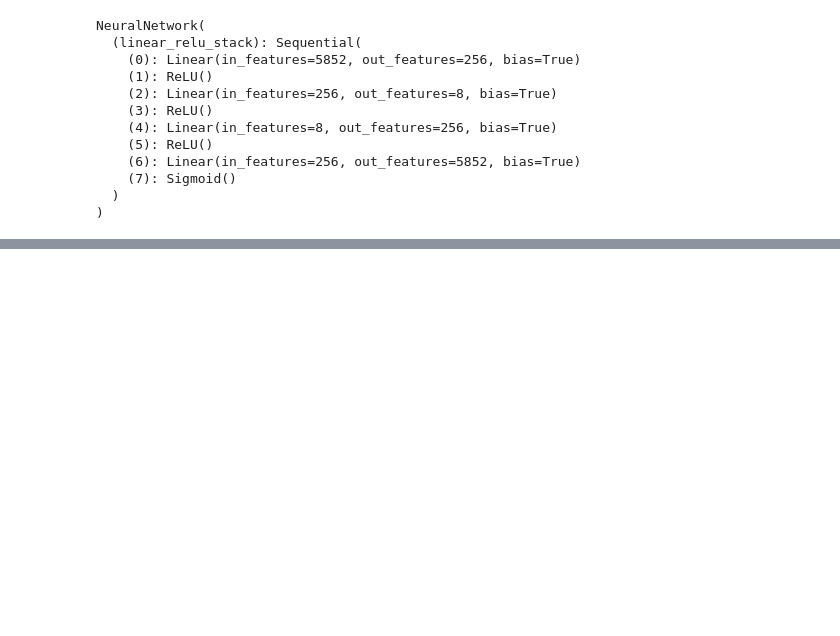
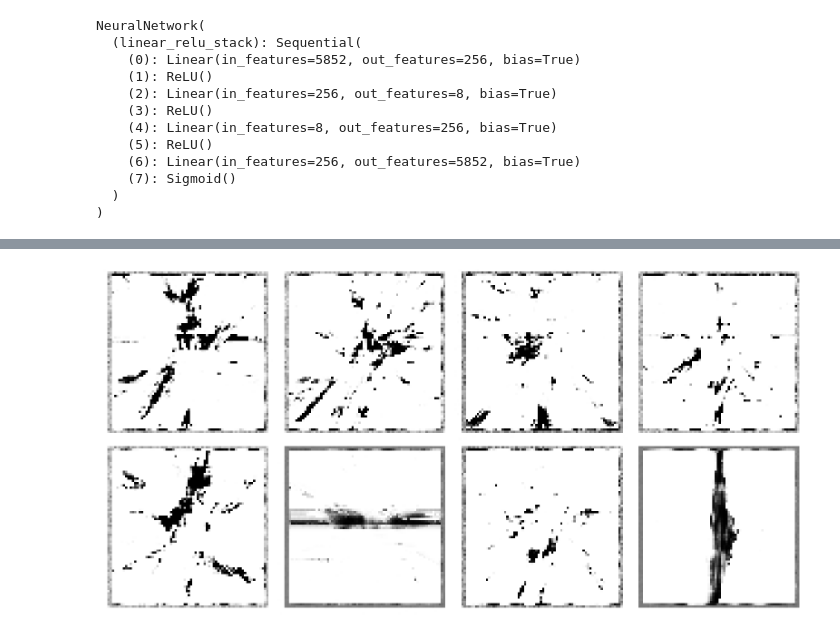
Before and after one commit to zroe1/image-bot, a Jupyter notebook: latent_space_pytorch_test.ipynb, the cells around one changed output, grey strips where cells are left out. Saved outputs shown, nothing was run; the diff lists cells and outputs as text; code cells hidden in the pictures; blank space fills up the shorter version.

```diff
--- a/latent_space_pytorch_test.ipynb
+++ b/latent_space_pytorch_test.ipynb
@@ -150,0 +172,4 @@ plt.show()
+# %%
+new_model = NewNeuralNetwork()
+# %%
+new_model.new_linear_relu_stack[0].weight.data =  model.linear_relu_stack[4].weight.data
@@ -150,0 +211,23 @@ plt.show()
+# %%
+inputs = [
+    torch.tensor([10.0, 0.0, 0.0, 0.0, 0.0, 0.0, 0.0, 0.0]),
+    torch.tensor([0.0, 10.0, 0.0, 0.0, 0.0, 0.0, 0.0, 0.0]),
+    torch.tensor([0.0, 0.0, 10.0, 0.0, 0.0, 0.0, 0.0, 0.0]),
+    torch.tensor([0.0, 0.0, 0.0, 10.0, 0.0, 0.0, 0.0, 0.0]),
+    torch.tensor([0.0, 0.0, 0.0, 0.0, 10.0, 0.0, 0.0, 0.0]),
+    torch.tensor([0.0, 0.0, 0.0, 0.0, 0.0, 10.0, 0.0, 0.0]),
+    torch.tensor([0.0, 0.0, 0.0, 0.0, 0.0, 0.0, 10.0, 0.0]),
+    torch.tensor([0.0, 0.0, 0.0, 0.0, 0.0, 0.0, 0.0, 10.0]),
+]
+# %%
+fig = plt.figure(figsize=(20, 20))
+grid = ImageGrid(fig, 111, nrows_ncols=(2, 4), axes_pad=0.1)
+
+for ax, im in zip(grid, inputs):
+    pred = new_model(im.to(device))
+    pred = pred.view(76,77)
+    ax.imshow(pred.to("cpu").detach().numpy(), cmap='gray')
+    ax.axis('off')
+plt.show()
+# %% [output]
+[figure, added]
```
Also changed, not shown: parts of 12 cells of this notebook.
